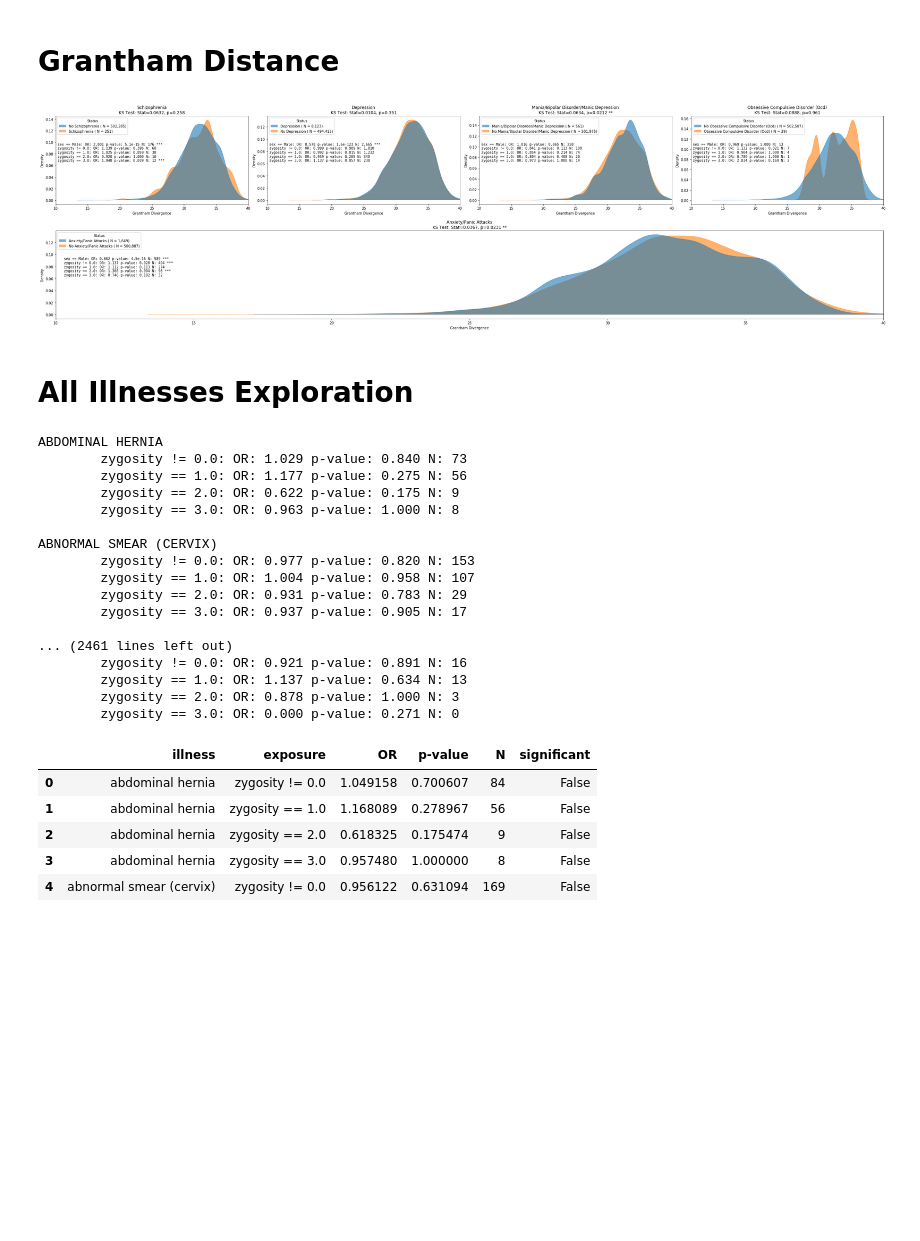
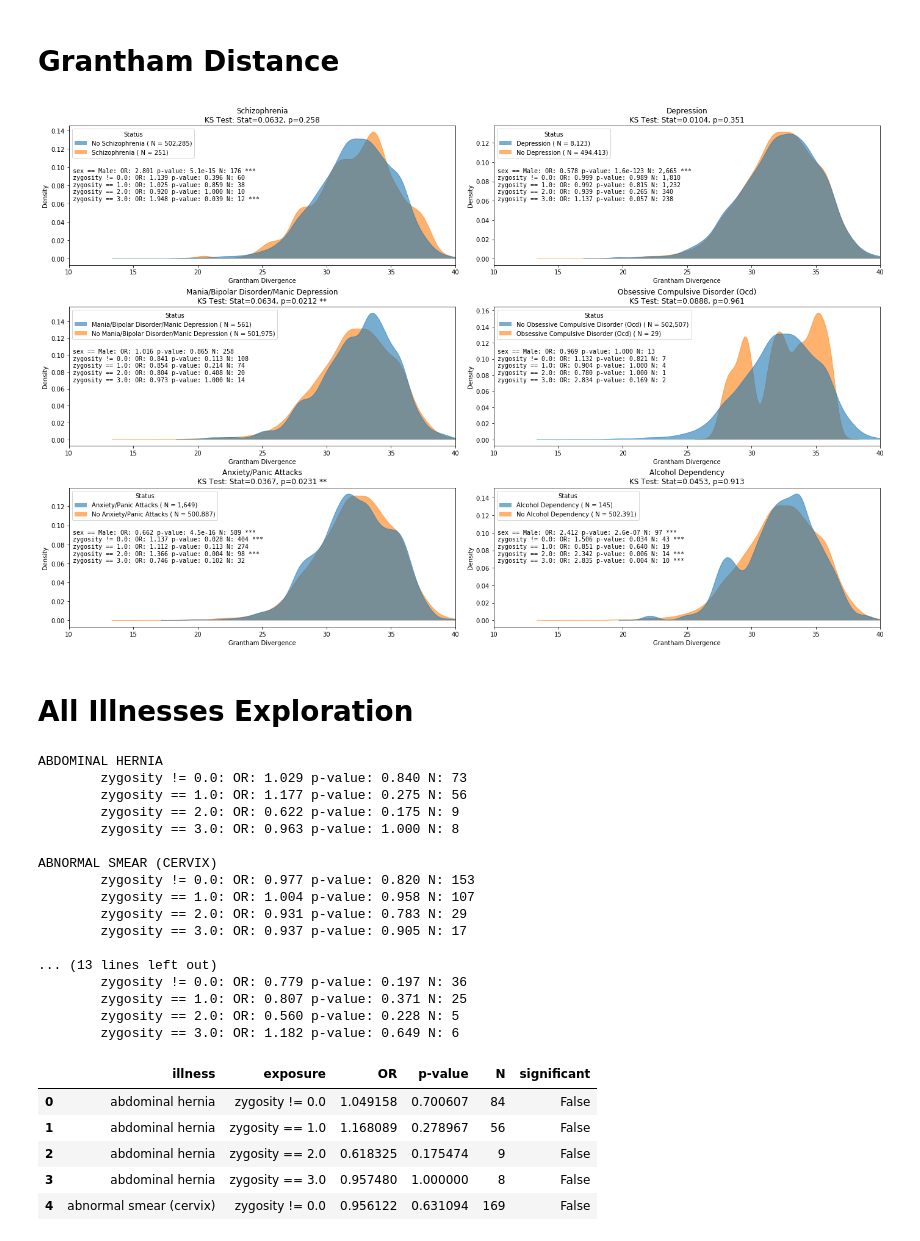
Before and after one commit to cole-khamnei/HLA_genotyping_associations, a Jupyter notebook: notebooks/HLA_illness_associations.ipynb, the cells around one changed output. Drawn from its saved outputs; the diff is of its cells as text; code cells hidden in the pictures; blank space fills up the shorter version.

```diff
--- a/notebooks/HLA_illness_associations.ipynb
+++ b/notebooks/HLA_illness_associations.ipynb
@@ -137,13 +136,32 @@ df
 | 21 | alcohol dependency (zygosity == 1.0) | 1.153203 | 0.151730 | 127 | False |
 | 22 | alcohol dependency (zygosity == 2.0) | 0.911021 | 0.720267 | 30 | False |
 | 23 | alcohol dependency (zygosity == 3.0) | 1.209025 | 0.352734 | 23 | False |
+# %%
+clinical_mono_label = 'infectious mononucleosis / glandular fever / epstein barr virus (ebv)'
+hiv_label = "hiv/aids"
+hepatitis_label = "infective/viral hepatitis"
+
+biobank_data["clinical_mononucleosis"] = get_illness_value(biobank_data, illness=clinical_mono_label,
+                                                           base_feature="illness_code")
+
+biobank_data["HIV/AIDS"] = get_illness_value(biobank_data, illness=hiv_label, base_feature="illness_code")
+biobank_data["hepatitis"] = get_illness_value(biobank_data, illness=hepatitis_label, base_feature="illness_code")
+biobank_data["pneumonia"] = get_illness_value(biobank_data, illness="pneumonia", base_feature="illness_code")
+biobank_data["sepsis"] = get_illness_value(biobank_data, illness="septicaemia / sepsis", base_feature="illness_code")
+
+biobank_data["known_infection"] = biobank_data[["hepatitis", "clinical_mononucleosis", "pneumonia", "sepsis"]].sum(axis=1) != 0
 # %%
 data = biobank_data
 
 for illness in autoimmune_conditions:
     print(illness.upper())
     illness_values = get_illness_value(data, illness, "illness_code")
-    print("\t" + variable_OR_test(illness=illness_values, variable="zygosity",
-                                  CI=None, data=data).replace('\n', '\n\t'))
+    text = ""
+    for variable in ["sex", "zygosity", "clinical_mononucleosis", "HIV/AIDS", "hepatitis",
+                     "pneumonia", "sepsis", "known_infection"]:
+        line = variable_OR_test(illness=illness_values, variable=variable, CI=None, data=data)
+        if not line.endswith("N: 0\n"):
+            text += line
+    print("\t" + text.replace('\n', '\n\t'))
 # %% [output]
 TYPE 1 DIABETES
@@ -165,0 +184,13 @@ RHEUMATOID ARTHRITIS
+# %%
+EBV_associated = ["sjogren's syndrome/sicca syndrome", 'eczema/dermatitis',
+                  'acute infective polyneuritis/guillain-barre syndrome', 'malabsorption/coeliac disease']
+
+illness_values = np.zeros(len(data))
+for illness in EBV_associated:
+    illness_values = illness_values | get_illness_value(data, illness, "illness_code")
+
+text = ""
+for variable in ["sex", "zygosity", "clinical_mononucleosis", "HIV/AIDS", "hepatitis",
+                     "pneumonia", "sepsis", "known_infection"]:
+    text += variable_OR_test(illness=illness_values, variable=variable, CI=None, data=data)
+print(text)
@@ -168,33 +214,35 @@ RHEUMATOID ARTHRITIS
 # %%
 condition = "psychiatric"
 x = "grantham_divergence"
 OR_variables = ["sex", "zygosity"]
 conditions = HLA_dosing_conditions[condition]
 
-big_fig, big_axes = create_subplot(len(conditions), width=35, height_per=3.5, ncols=4, wspace=.1, hspace=.3)
+big_fig, big_axes = create_subplot(len(conditions), width=20, height_per=3.5, ncols=2, wspace=.1, hspace=.3)
 for illness, big_ax in tqdm(zip(conditions, big_axes), unit=" plot", desc="Making OR Plots",
                             total=len(big_axes)):
 
     fig, ax = variable_OR_plot(biobank_data, illness, "illness_code", x=x, OR_variable=OR_variables)
     save_name = illness.replace(" ", "_").replace("/", "_").replace("'", "")
     fig.savefig(f"illness_EDA_plots/grantham_distance_plots/{condition}/{save_name}.png")
     plt.close()
     variable_OR_plot(biobank_data, illness, "illness_code", x=x, OR_variable=OR_variables, ax=big_ax)
     big_ax.set_xlim(10, 40)
 
 big_fig.savefig(f"illness_EDA_plots/grantham_distance_plots/{condition}/multiple_HLA_grantham_distance.png")
 # %% [output]
-[figure, old version]
+[figure, new version]
 # %% [markdown]
 # All Illnesses Exploration
 # %%
 report = ""
-for illness in tqdm(all_illnesses):
+for i, illness in enumerate(tqdm(all_illnesses)):
     report += illness.upper() + '\n\t'
     illness_values = get_illness_value(biobank_data, illness, "illness_code")
     report += variable_OR_test(illness=illness_values, variable="zygosity", CI=None,
                                data=biobank_data).replace('\n', '\n\t')
     report += '\n'
+    if i > 3:
+        break
 
 print(report)
 # %% [output]
@@ -210,11 +258,11 @@ ABNORMAL SMEAR (CERVIX)
         zygosity == 2.0: OR: 0.931 p-value: 0.783 N: 29
         zygosity == 3.0: OR: 0.937 p-value: 0.905 N: 17
 
-... (2461 lines left out)
-        zygosity != 0.0: OR: 0.921 p-value: 0.891 N: 16
-        zygosity == 1.0: OR: 1.137 p-value: 0.634 N: 13
-        zygosity == 2.0: OR: 0.878 p-value: 1.000 N: 3
-        zygosity == 3.0: OR: 0.000 p-value: 0.271 N: 0
+... (13 lines left out)
+        zygosity != 0.0: OR: 0.779 p-value: 0.197 N: 36
+        zygosity == 1.0: OR: 0.807 p-value: 0.371 N: 25
+        zygosity == 2.0: OR: 0.560 p-value: 0.228 N: 5
+        zygosity == 3.0: OR: 1.182 p-value: 0.649 N: 6
 # %%
 values = []
 exposure_feature = "zygosity"
```
Also changed, not shown: parts of 33 cells of this notebook, 12 other files.
